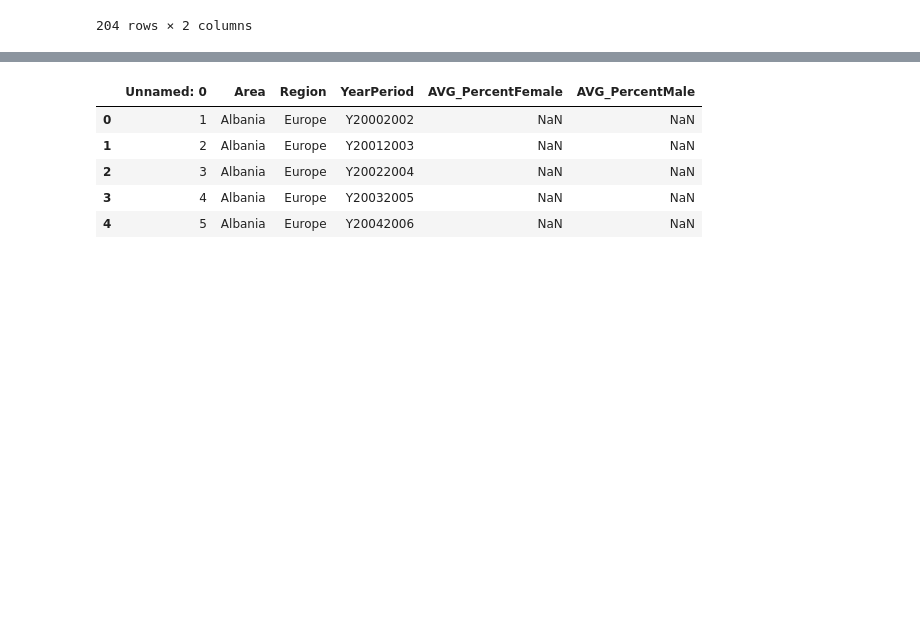
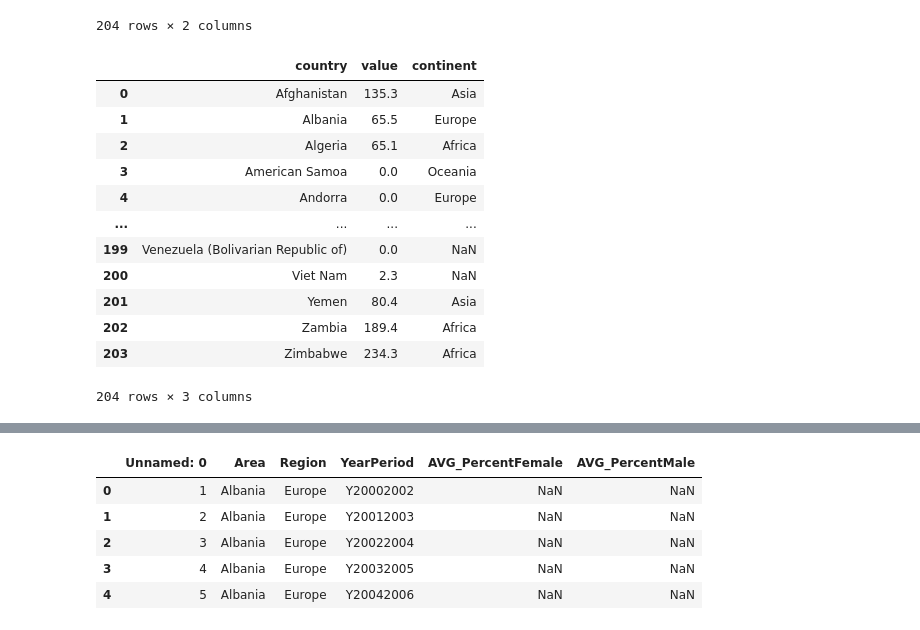
Before and after one commit to hannah-hana-kim/DSAN-5200-Project, a Jupyter notebook: 5200-website/hannah.ipynb, the cells around one changed output, grey strips where cells are left out. Cells and saved outputs as stored; diff of their text form; code cells hidden in the pictures; blank space fills up the shorter version.

```diff
--- a/5200-website/hannah.ipynb
+++ b/5200-website/hannah.ipynb
@@ -67,0 +83,11 @@ prev_severe_total.head()
+# %%
+# read the data
+code_df = pd.read_csv('./data/country_annotation.csv')
+
+# drop unnecessary columns
+code_df = code_df.drop(columns=['code', 'languages'])
+
+# rename the columns
+code_df = code_df.rename(columns={'name':'country'})
+
+code_df.head()
@@ -92,3 +121,22 @@ prev_severe_total
 | 202 | Zambia | 189.4 |
 | 203 | Zimbabwe | 234.3 |
 204 rows × 2 columns
+# %%
+# merge the region data with the main data
+df = pd.merge(df, code_df, on='country', how='left')
+# %%
+df
+# %% [output]
+|  | country | value | continent |
+| 0 | Afghanistan | 135.3 | Asia |
+| 1 | Albania | 65.5 | Europe |
+| 2 | Algeria | 65.1 | Africa |
+| 3 | American Samoa | 0.0 | Oceania |
+| 4 | Andorra | 0.0 | Europe |
+| ... | ... | ... | ... |
+| 199 | Venezuela (Bolivarian Republic of) | 0.0 | NaN |
+| 200 | Viet Nam | 2.3 | NaN |
+| 201 | Yemen | 80.4 | Asia |
+| 202 | Zambia | 189.4 | Africa |
+| 203 | Zimbabwe | 234.3 | Africa |
+204 rows × 3 columns
```
Also changed, not shown: parts of 13 cells of this notebook.
